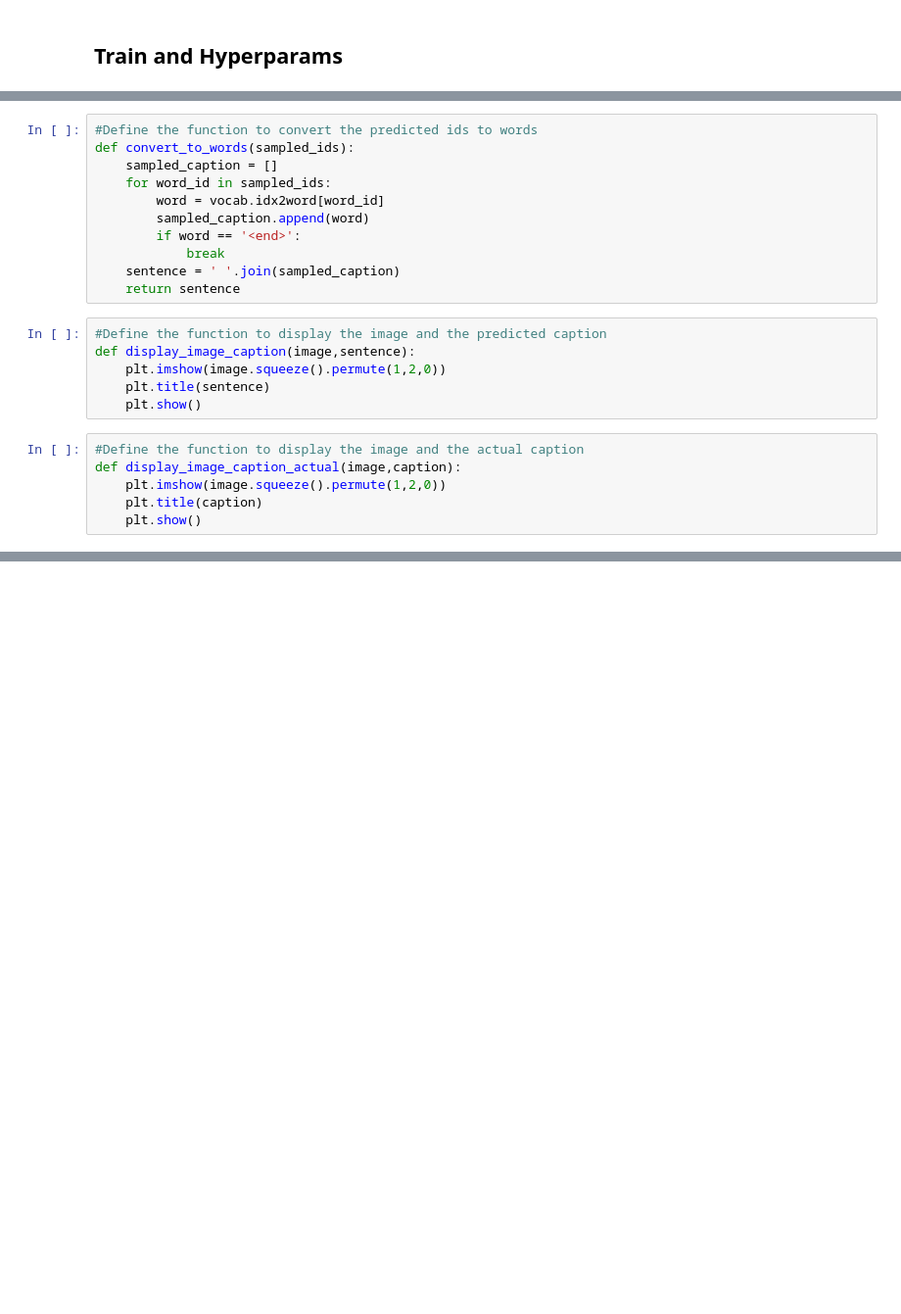
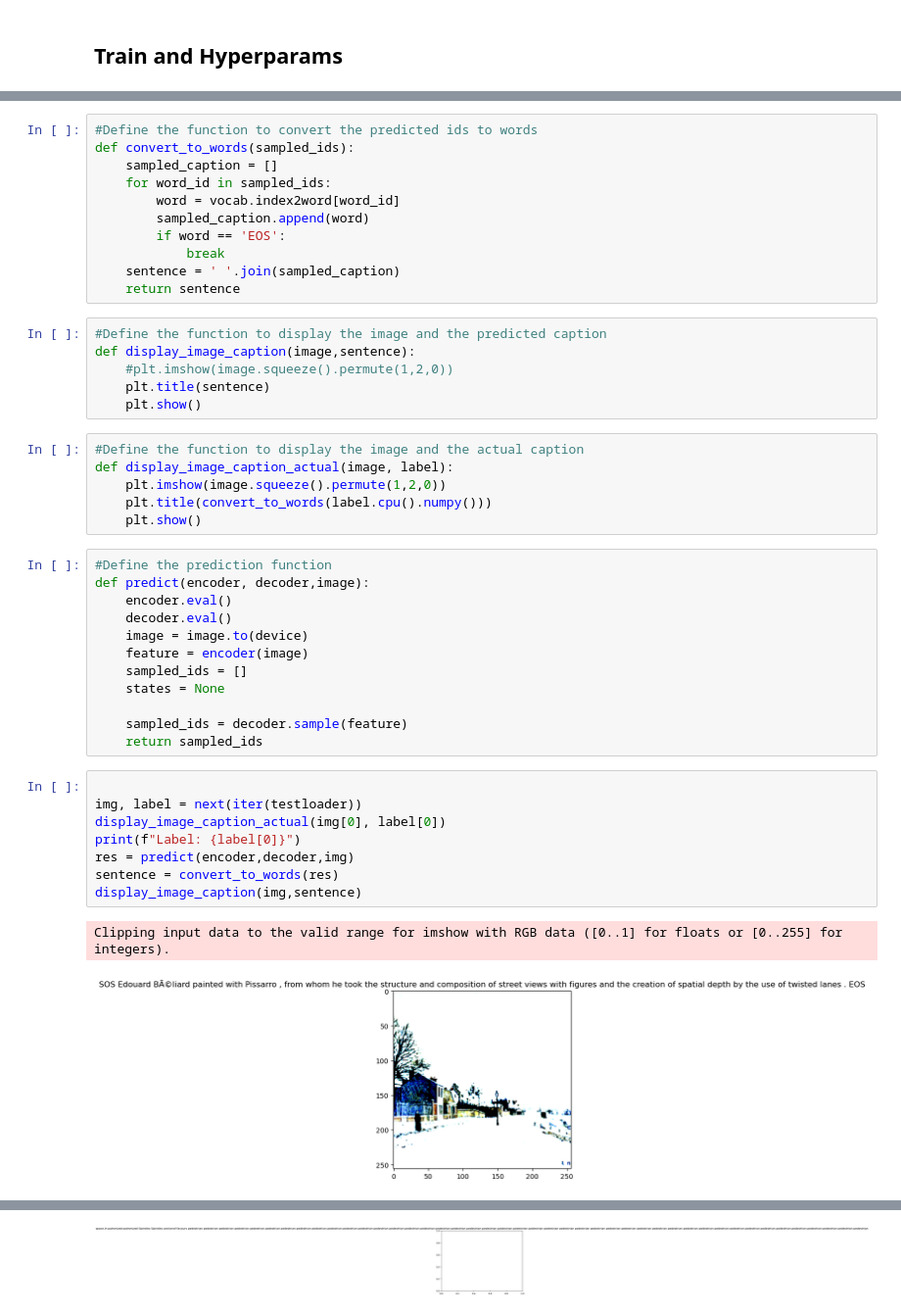
Before and after one commit to rullo16/Art, a Jupyter notebook: Not_Transfer_learning_models/ArtTest-Caption.ipynb, the cells around one changed output, grey strips where cells are left out. Shown at 98% size. Cells and saved outputs as stored; diff of their text form; blank space fills up the shorter version.

```diff
--- a/Not_Transfer_learning_models/ArtTest-Caption.ipynb
+++ b/Not_Transfer_learning_models/ArtTest-Caption.ipynb
@@ -590,21 +451,44 @@ def predict(encoderdecoder,image):
 def convert_to_words(sampled_ids):
     sampled_caption = []
     for word_id in sampled_ids:
-        word = vocab.idx2word[word_id]
+        word = vocab.index2word[word_id]
         sampled_caption.append(word)
-        if word == '<end>':
+        if word == 'EOS':
             break
     sentence = ' '.join(sampled_caption)
     return sentence
 # %%
 #Define the function to display the image and the predicted caption
 def display_image_caption(image,sentence):
-    plt.imshow(image.squeeze().permute(1,2,0))
+    #plt.imshow(image.squeeze().permute(1,2,0))
     plt.title(sentence)
     plt.show()
 # %%
 #Define the function to display the image and the actual caption
-def display_image_caption_actual(image,caption):
+def display_image_caption_actual(image, label):
     plt.imshow(image.squeeze().permute(1,2,0))
-    plt.title(caption)
+    plt.title(convert_to_words(label.cpu().numpy()))
     plt.show()
+# %%
+#Define the prediction function
+def predict(encoder, decoder,image):
+    encoder.eval()
+    decoder.eval()
+    image = image.to(device)
+    feature = encoder(image)
+    sampled_ids = []
+    states = None
+
+    sampled_ids = decoder.sample(feature)
+    return sampled_ids
+# %%
+
+img, label = next(iter(testloader))
+display_image_caption_actual(img[0], label[0])
+print(f"Label: {label[0]}")
+res = predict(encoder,decoder,img)
+sentence = convert_to_words(res)
+display_image_caption(img,sentence)
+# %% [output]
+Clipping input data to the valid range for imshow with RGB data ([0..1] for floats or [0..255] for integers).
+[figure, added]
@@ -610,0 +501 @@ def display_image_caption_actual(image,caption):
+[figure, added]
```
Also changed, not shown: parts of 23 cells of this notebook.
